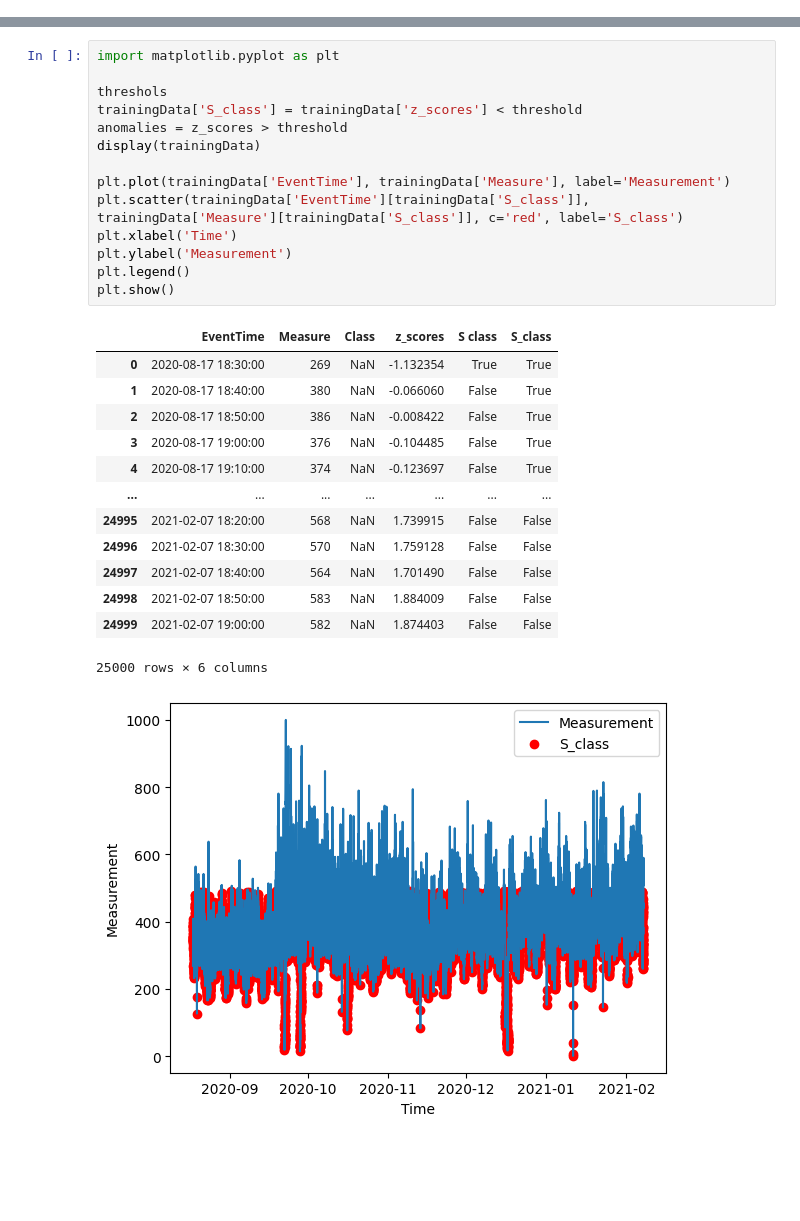
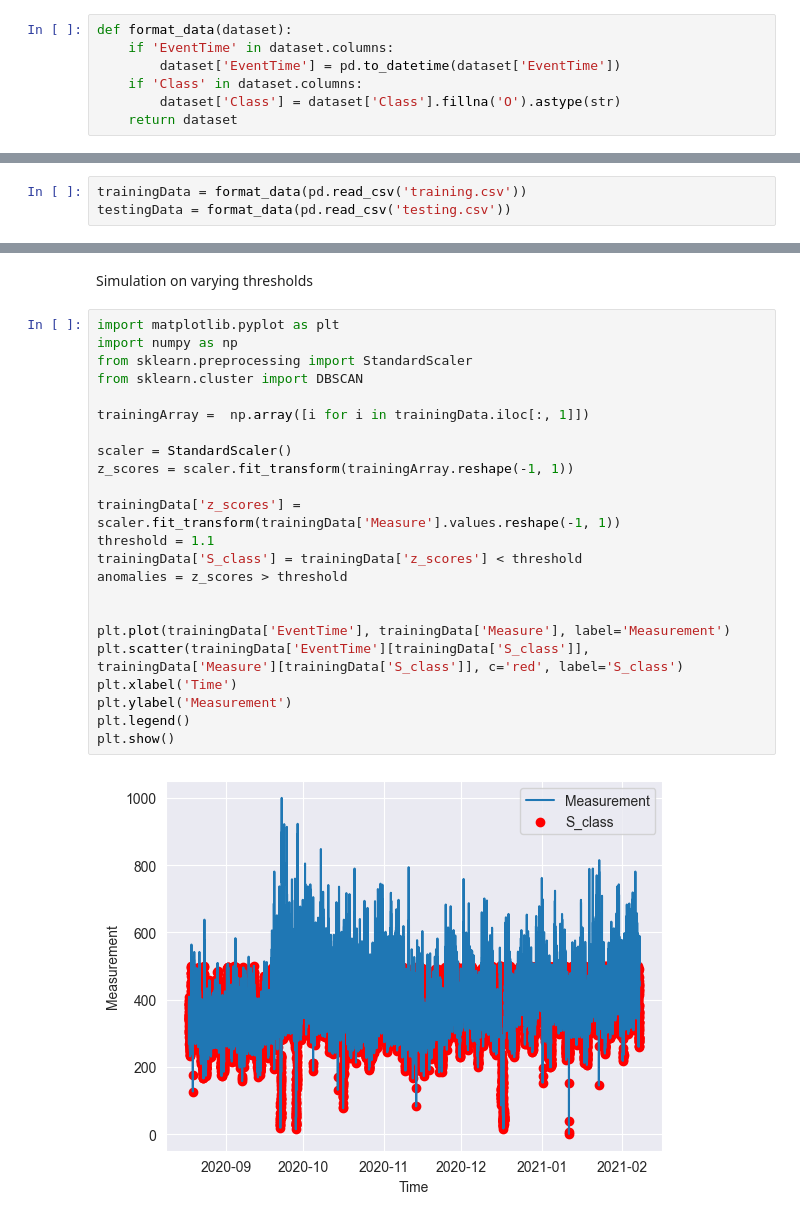
Before and after one commit to adrianzevenster/TimeSeries_Anomalies, a Jupyter notebook: Dervico.ipynb, the cells around one changed output, grey strips where cells are left out. Cells and saved outputs as stored; diff of their text form; blank space fills up the shorter version.

```diff
--- a/Dervico.ipynb
+++ b/Dervico.ipynb
@@ -42,0 +14,7 @@ plt.show()
+# %%
+def format_data(dataset):
+    if 'EventTime' in dataset.columns:
+        dataset['EventTime'] = pd.to_datetime(dataset['EventTime'])
+    if 'Class' in dataset.columns:
+        dataset['Class'] = dataset['Class'].fillna('O').astype(str)
+    return dataset
@@ -42,0 +23,3 @@ plt.show()
+# %%
+trainingData = format_data(pd.read_csv('training.csv'))
+testingData = format_data(pd.read_csv('testing.csv'))
@@ -71,29 +192,27 @@ trainingData
+# %% [markdown]
+Simulation on varying thresholds
 # %%
 import matplotlib.pyplot as plt
+import numpy as np
+from sklearn.preprocessing import StandardScaler
+from sklearn.cluster import DBSCAN
 
-threshols
+trainingArray =  np.array([i for i in trainingData.iloc[:, 1]])
+
+scaler = StandardScaler()
+z_scores = scaler.fit_transform(trainingArray.reshape(-1, 1))
+
+trainingData['z_scores'] = scaler.fit_transform(trainingData['Measure'].values.reshape(-1, 1))
+threshold = 1.1
 trainingData['S_class'] = trainingData['z_scores'] < threshold
 anomalies = z_scores > threshold
-display(trainingData)
+
 
 plt.plot(trainingData['EventTime'], trainingData['Measure'], label='Measurement')
 plt.scatter(trainingData['EventTime'][trainingData['S_class']], trainingData['Measure'][trainingData['S_class']], c='red', label='S_class')
 plt.xlabel('Time')
 plt.ylabel('Measurement')
 plt.legend()
 plt.show()
 # %% [output]
-|  | EventTime | Measure | Class | z_scores | S class | S_class |
-| 0 | 2020-08-17 18:30:00 | 269 | NaN | -1.132354 | True | True |
-| 1 | 2020-08-17 18:40:00 | 380 | NaN | -0.066060 | False | True |
-| 2 | 2020-08-17 18:50:00 | 386 | NaN | -0.008422 | False | True |
-| 3 | 2020-08-17 19:00:00 | 376 | NaN | -0.104485 | False | True |
-| 4 | 2020-08-17 19:10:00 | 374 | NaN | -0.123697 | False | True |
-| ... | ... | ... | ... | ... | ... | ... |
-| 24995 | 2021-02-07 18:20:00 | 568 | NaN | 1.739915 | False | False |
-| 24996 | 2021-02-07 18:30:00 | 570 | NaN | 1.759128 | False | False |
-| 24997 | 2021-02-07 18:40:00 | 564 | NaN | 1.701490 | False | False |
-| 24998 | 2021-02-07 18:50:00 | 583 | NaN | 1.884009 | False | False |
-| 24999 | 2021-02-07 19:00:00 | 582 | NaN | 1.874403 | False | False |
-25000 rows × 6 columns
-[figure, old version]
+[figure, new version]
```
Also changed, not shown: parts of 22 cells of this notebook, 2 other files.
